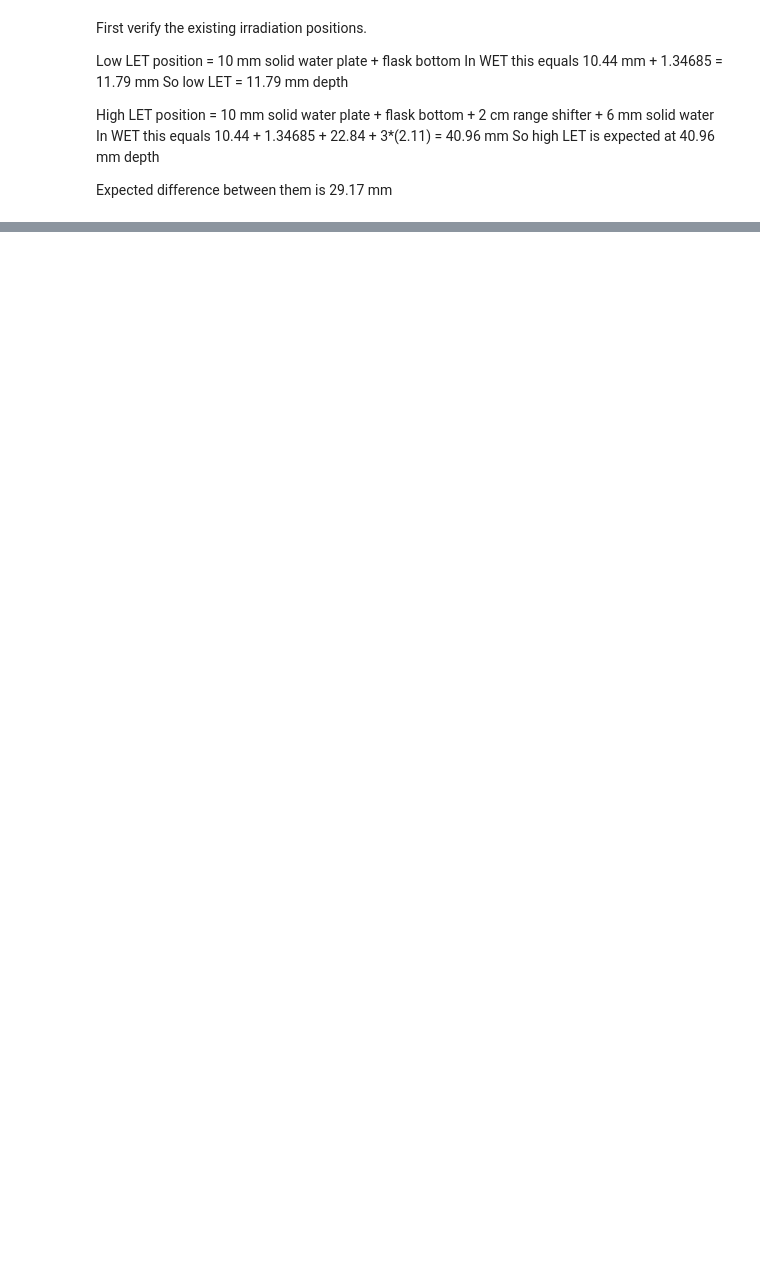
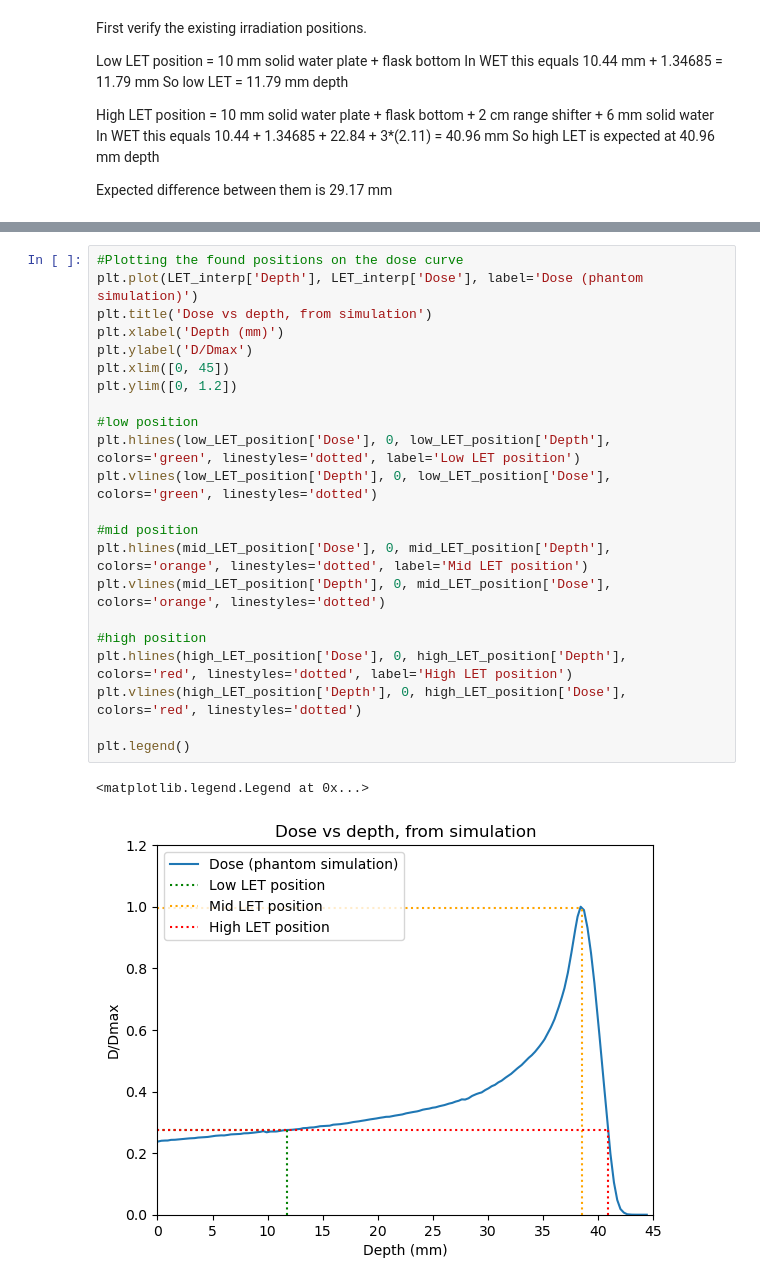
Before and after one commit to BrittHaanen15/Thesis_project, a Jupyter notebook: Python codes/Finding mid LET.ipynb, the cells around one changed output, grey strips where cells are left out. Cells and saved outputs as stored; diff of their text form; blank space fills up the shorter version.

```diff
--- a/Python codes/Finding mid LET.ipynb
+++ b/Python codes/Finding mid LET.ipynb
@@ -250,0 +282,25 @@ From dosimetry we would expect 1.91/1.99 = 0.96
+# %%
+#Plotting the found positions on the dose curve
+plt.plot(LET_interp['Depth'], LET_interp['Dose'], label='Dose (phantom simulation)')
+plt.title('Dose vs depth, from simulation')
+plt.xlabel('Depth (mm)')
+plt.ylabel('D/Dmax')
+plt.xlim([0, 45])
+plt.ylim([0, 1.2])
+
+#low position
+plt.hlines(low_LET_position['Dose'], 0, low_LET_position['Depth'], colors='green', linestyles='dotted', label='Low LET position')
+plt.vlines(low_LET_position['Depth'], 0, low_LET_position['Dose'], colors='green', linestyles='dotted')
+
+#mid position
+plt.hlines(mid_LET_position['Dose'], 0, mid_LET_position['Depth'], colors='orange', linestyles='dotted', label='Mid LET position')
+plt.vlines(mid_LET_position['Depth'], 0, mid_LET_position['Dose'], colors='orange', linestyles='dotted')
+
+#high position
+plt.hlines(high_LET_position['Dose'], 0, high_LET_position['Depth'], colors='red', linestyles='dotted', label='High LET position')
+plt.vlines(high_LET_position['Depth'], 0, high_LET_position['Dose'], colors='red', linestyles='dotted')
+
+plt.legend()
+# %% [output]
+<matplotlib.legend.Legend at 0x...>
+[figure, added]
```
Also changed, not shown: parts of 16 cells of this notebook, 7 other files.
